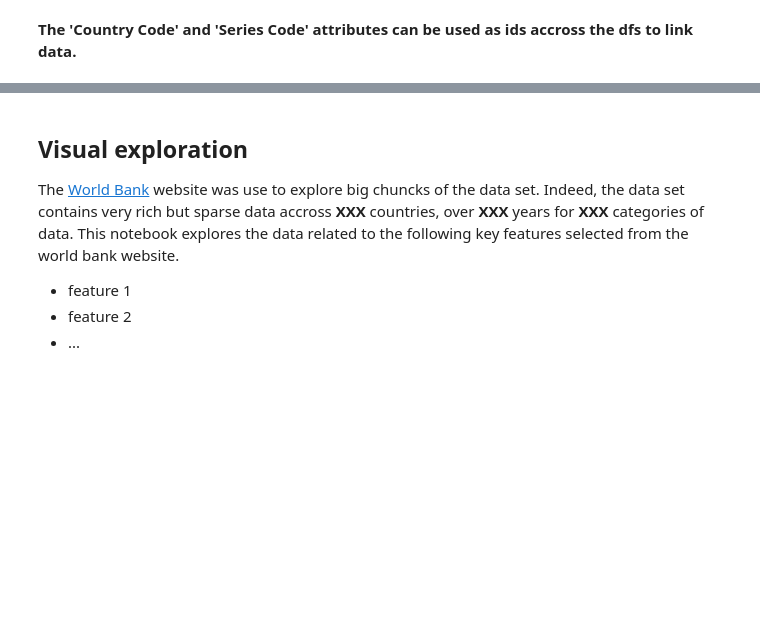
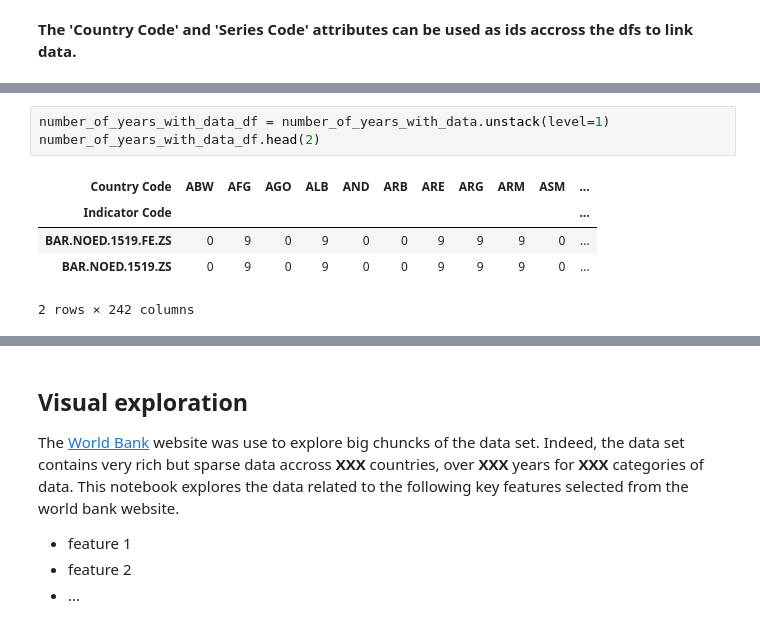
Before and after one commit to BDURON99/School-Explorer, a Jupyter notebook: Milestone1.ipynb, the cells around one changed output, grey strips where cells are left out. Drawn from its saved outputs; the diff is of its cells as text; blank space fills up the shorter version.

```diff
--- a/Milestone1.ipynb
+++ b/Milestone1.ipynb
@@ -56,0 +83,9 @@ Index(['Country Code', 'Short Name', 'Table Name', 'Long Name', '2-alpha code',
+# %%
+number_of_years_with_data_df = number_of_years_with_data.unstack(level=1)
+number_of_years_with_data_df.head(2)
+# %% [output]
+| Country Code | ABW | AFG | AGO | ALB | AND | ARB | ARE | ARG | ARM | ASM | ... |
+| Indicator Code |  |  |  |  |  |  |  |  |  |  | ... |
+| BAR.NOED.1519.FE.ZS | 0 | 9 | 0 | 9 | 0 | 0 | 9 | 9 | 9 | 0 | ... |
+| BAR.NOED.1519.ZS | 0 | 9 | 0 | 9 | 0 | 0 | 9 | 9 | 9 | 0 | ... |
+2 rows × 242 columns
```
Also changed, not shown: parts of 5 cells of this notebook.
